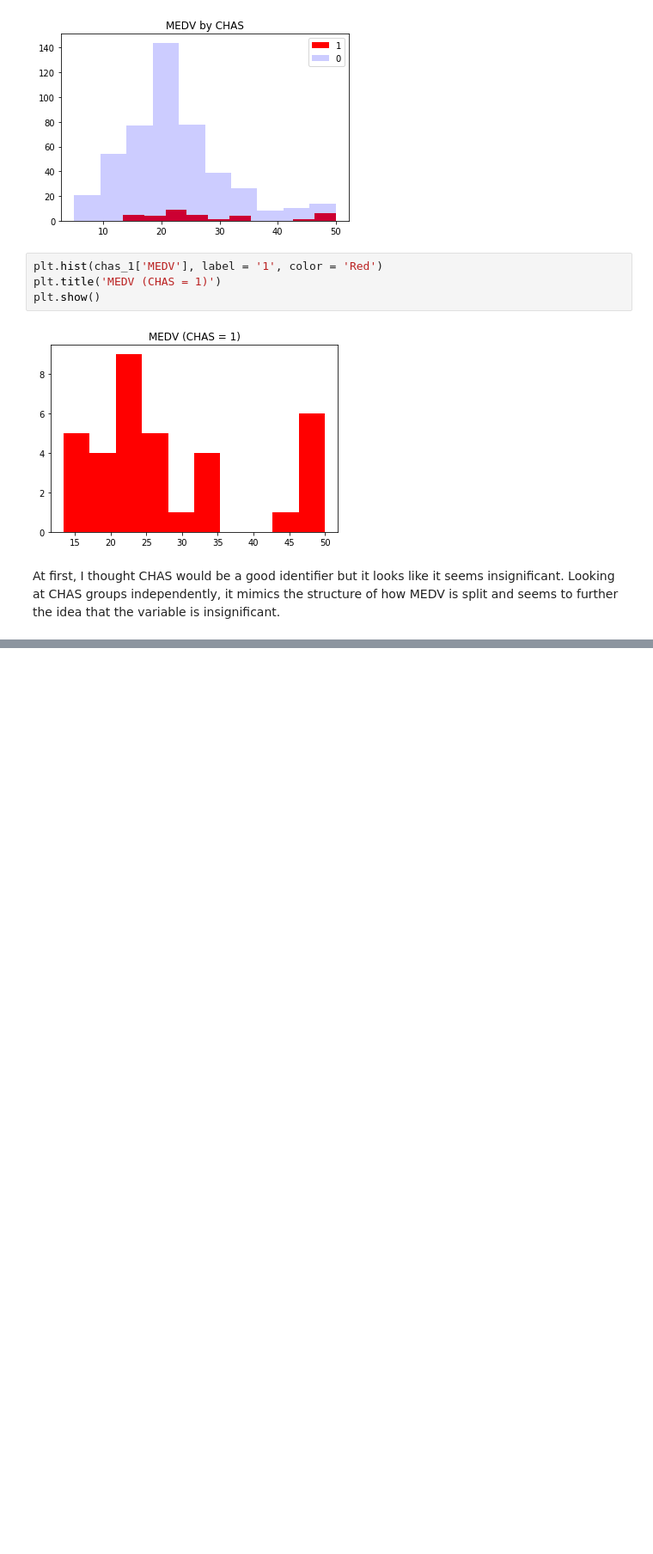
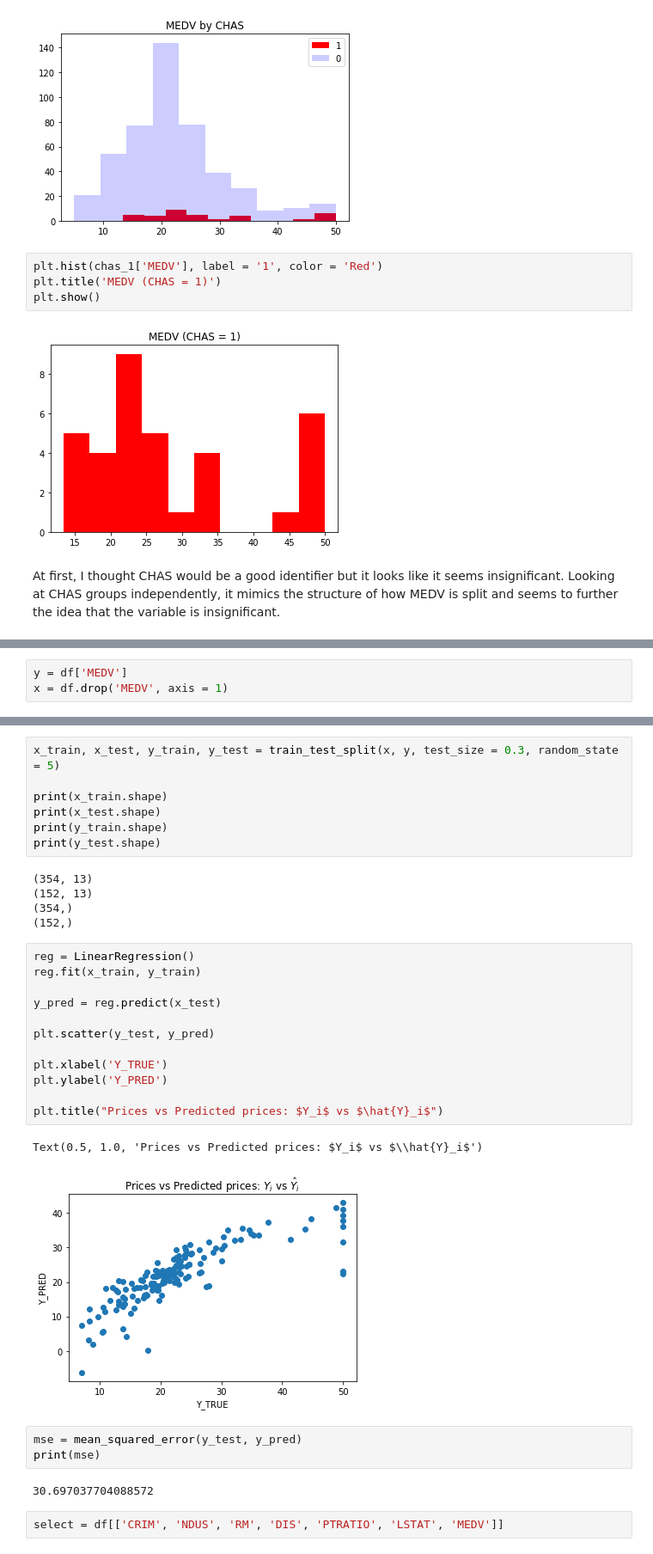
Before and after one commit to ohmgmatt/boston_housing, a Jupyter notebook: Untitled.ipynb, the cells around one changed output, grey strips where cells are left out. Shown: that part at 86% size. Saved outputs shown, nothing was run; the diff lists cells and outputs as text; blank space fills up the shorter version.

Commit message:
Initial modeling with some feature selection

```diff
--- a/Untitled.ipynb
+++ b/Untitled.ipynb
@@ -164,0 +179,3 @@ At first, I thought CHAS would be a good identifier but it looks like it seems i
+# %%
+y = df['MEDV']
+x = df.drop('MEDV', axis = 1)
@@ -164,0 +200,34 @@ At first, I thought CHAS would be a good identifier but it looks like it seems i
+# %%
+x_train, x_test, y_train, y_test = train_test_split(x, y, test_size = 0.3, random_state = 5)
+
+print(x_train.shape)
+print(x_test.shape)
+print(y_train.shape)
+print(y_test.shape)
+# %% [output]
+(354, 13)
+(152, 13)
+(354,)
+(152,)
+# %%
+reg = LinearRegression()
+reg.fit(x_train, y_train)
+
+y_pred = reg.predict(x_test)
+
+plt.scatter(y_test, y_pred)
+
+plt.xlabel('Y_TRUE')
+plt.ylabel('Y_PRED')
+
+plt.title("Prices vs Predicted prices: $Y_i$ vs $\hat{Y}_i$")
+# %% [output]
+Text(0.5, 1.0, 'Prices vs Predicted prices: $Y_i$ vs $\\hat{Y}_i$')
+[figure, added]
+# %%
+mse = mean_squared_error(y_test, y_pred)
+print(mse)
+# %% [output]
+30.697037704088572
+# %%
+select = df[['CRIM', 'NDUS', 'RM', 'DIS', 'PTRATIO', 'LSTAT', 'MEDV']]
```
Also changed, not shown: parts of 10 cells of this notebook.
